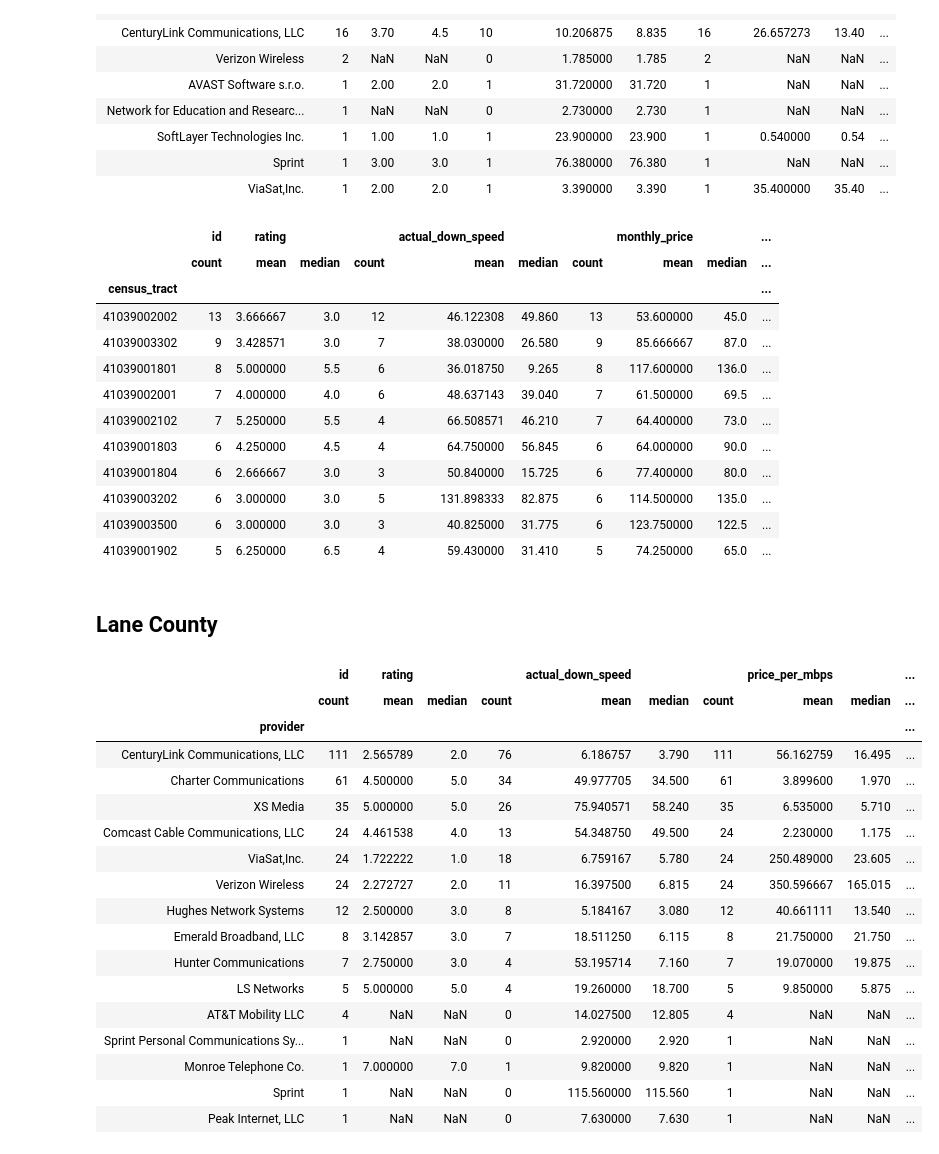
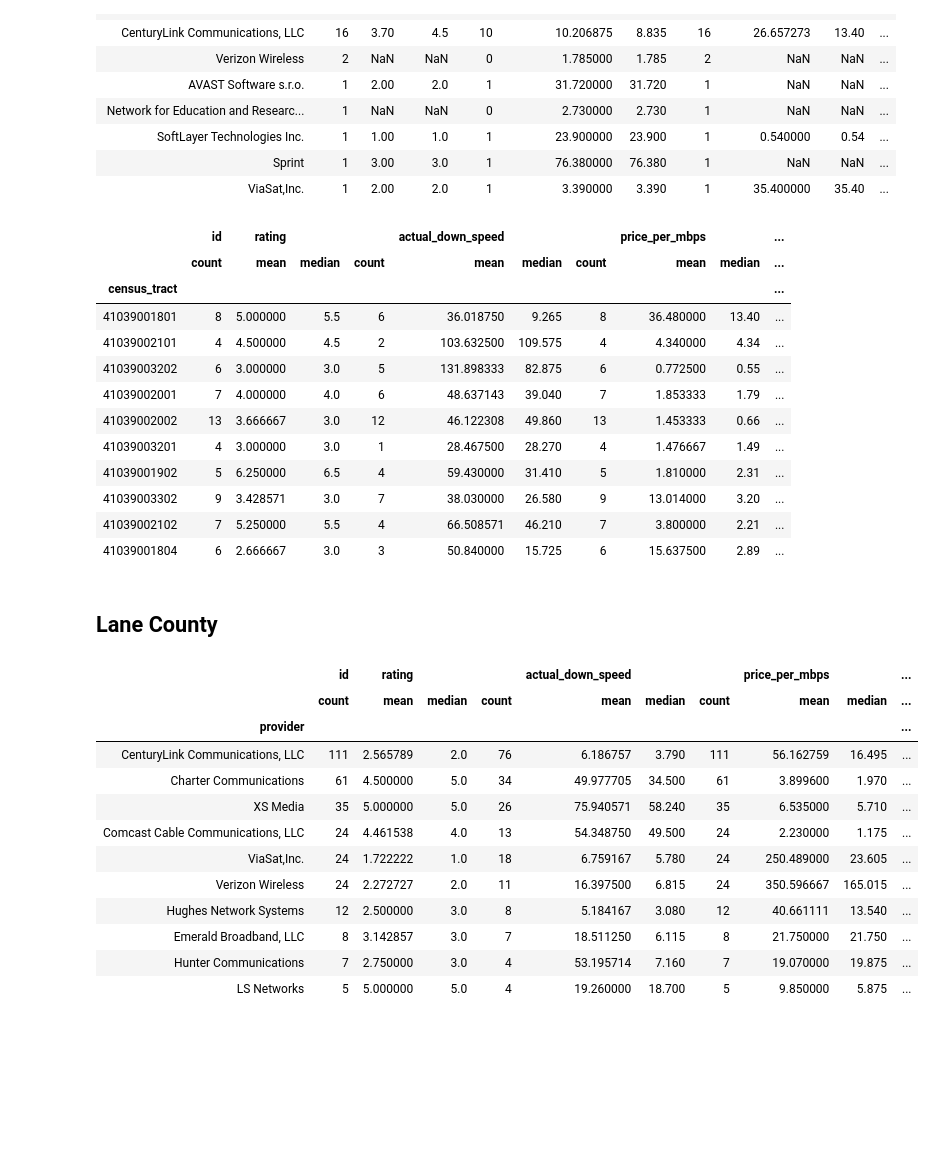
Before and after one commit to Hack4Eugene/SpeedUpAmerica, a Jupyter notebook: notebooks/Basic summary of Eugene Springfield and Lane County.ipynb, the cells around one changed output. Saved outputs shown, nothing was run; the diff lists cells and outputs as text; code cells hidden in the pictures; blank space fills up the shorter version.

```diff
--- a/notebooks/Basic summary of Eugene Springfield and Lane County.ipynb
+++ b/notebooks/Basic summary of Eugene Springfield and Lane County.ipynb
@@ -36,8 +36,8 @@ submissions = submissions[submissions['test_type'] != 'duplicate']
 submissions['census_tract'] = submissions['census_tract'].astype(np.int64)
 # %%
 # Create a DataFrame containing only Lane County submissions
-lane_submissions = submissions[submissions['county'] == 41039].copy()
-lane_submissions.describe()
+lane = submissions[submissions['county'] == 41039].copy()
+lane.describe()
 # %% [output]
 |  | zip_code | monthly_price | provider_down_speed | provider_price | actual_down_speed | price_per_mbps | ... |
 | count | 839.000000 | 490.000000 | 405.000000 | 380.000000 | 840.000000 | 380.000000 | ... |
@@ -86,25 +92,30 @@ springfield_tracts = [
     41039003400, # East of Mohawk
     41039003500 # Jasper Rd and Dorris Ranch
 ]
-downtown_tracts = [
-    41039003900
-]
 
 # Set 'lane county' on all rows
-lane_submissions['lane_region'] = 'lane county'
+lane['lane_region'] = 'lane county'
 
 # Set 'eugene' on rows with a Eugene Census Tract
-eugene = lane_submissions['census_tract'].isin(eugene_tracts)
-lane_submissions.loc[eugene, 'lane_region'] = 'eugene'
+eugene = lane['census_tract'].isin(eugene_tracts)
+lane.loc[eugene, 'lane_region'] = 'eugene'
 
 # Set 'springfield' on rows with a Eugene Census Tract
-springfield = lane_submissions['census_tract'].isin(springfield_tracts)
-lane_submissions.loc[springfield, 'lane_region'] = 'springfield'
+springfield = lane['census_tract'].isin(springfield_tracts)
+lane.loc[springfield, 'lane_region'] = 'springfield'
 
 ###############################################################
 # With additional list of Census Tract lists more cities
-# could be added. Pull Requests welcome!
+# could be added. Pull requests welcome!
 ###############################################################
+# %%
+aggs = {
+    "id": ["count"],
+    "rating":  ["mean", "median", "count"], # 1 to 7 scale
+    "actual_down_speed": ["mean", "median", "count"],
+    # actual_down_speed / monthly_price
+    "price_per_mbps": ["mean", "median", "count"]
+}
 # %%
 # Aggregate by `lane_region`, showing the mean, median, and count for
 # rating, actual download speed, montly price, and actual price
@@ -220,55 +183,40 @@ springfield.groupby('provider').agg({
 | SoftLayer Technologies Inc. | 1 | 1.00 | 1.0 | 1 | 23.900000 | 23.900 | 1 | 0.540000 | 0.54 | ... |
 | Sprint | 1 | 3.00 | 3.0 | 1 | 76.380000 | 76.380 | 1 | NaN | NaN | ... |
 | ViaSat,Inc. | 1 | 2.00 | 2.0 | 1 | 3.390000 | 3.390 | 1 | 35.400000 | 35.40 | ... |
-# %%
-springfield.groupby('census_tract').agg({
-    "id": ["count"],
-    "rating":  ["mean", "median", "count"],
-    "actual_down_speed": ["mean", "median", "count"],
-    "monthly_price": ["mean", "median", "count"],
-    "price_per_mbps": ["mean", "median", "count"]
-}).sort_values(('id', 'count'), ascending=False).head(10)
-# %% [output]
-|  | id | rating |  |  | actual_down_speed |  |  | monthly_price |  | ... |
-|  | count | mean | median | count | mean | median | count | mean | median | ... |
-| census_tract |  |  |  |  |  |  |  |  |  | ... |
-| 41039002002 | 13 | 3.666667 | 3.0 | 12 | 46.122308 | 49.860 | 13 | 53.600000 | 45.0 | ... |
-| 41039003302 | 9 | 3.428571 | 3.0 | 7 | 38.030000 | 26.580 | 9 | 85.666667 | 87.0 | ... |
-| 41039001801 | 8 | 5.000000 | 5.5 | 6 | 36.018750 | 9.265 | 8 | 117.600000 | 136.0 | ... |
-| 41039002001 | 7 | 4.000000 | 4.0 | 6 | 48.637143 | 39.040 | 7 | 61.500000 | 69.5 | ... |
-| 41039002102 | 7 | 5.250000 | 5.5 | 4 | 66.508571 | 46.210 | 7 | 64.400000 | 73.0 | ... |
-| 41039001803 | 6 | 4.250000 | 4.5 | 4 | 64.750000 | 56.845 | 6 | 64.000000 | 90.0 | ... |
-| 41039001804 | 6 | 2.666667 | 3.0 | 3 | 50.840000 | 15.725 | 6 | 77.400000 | 80.0 | ... |
-| 41039003202 | 6 | 3.000000 | 3.0 | 5 | 131.898333 | 82.875 | 6 | 114.500000 | 135.0 | ... |
-| 41039003500 | 6 | 3.000000 | 3.0 | 3 | 40.825000 | 31.775 | 6 | 123.750000 | 122.5 | ... |
-| 41039001902 | 5 | 6.250000 | 6.5 | 4 | 59.430000 | 31.410 | 5 | 74.250000 | 65.0 | ... |
+# %%
+springfield.groupby('census_tract').agg(aggs).sample(10)
+# %% [output]
+|  | id | rating |  |  | actual_down_speed |  |  | price_per_mbps |  | ... |
+|  | count | mean | median | count | mean | median | count | mean | median | ... |
+| census_tract |  |  |  |  |  |  |  |  |  | ... |
+| 41039001801 | 8 | 5.000000 | 5.5 | 6 | 36.018750 | 9.265 | 8 | 36.480000 | 13.40 | ... |
+| 41039002101 | 4 | 4.500000 | 4.5 | 2 | 103.632500 | 109.575 | 4 | 4.340000 | 4.34 | ... |
+| 41039003202 | 6 | 3.000000 | 3.0 | 5 | 131.898333 | 82.875 | 6 | 0.772500 | 0.55 | ... |
+| 41039002001 | 7 | 4.000000 | 4.0 | 6 | 48.637143 | 39.040 | 7 | 1.853333 | 1.79 | ... |
+| 41039002002 | 13 | 3.666667 | 3.0 | 12 | 46.122308 | 49.860 | 13 | 1.453333 | 0.66 | ... |
+| 41039003201 | 4 | 3.000000 | 3.0 | 1 | 28.467500 | 28.270 | 4 | 1.476667 | 1.49 | ... |
+| 41039001902 | 5 | 6.250000 | 6.5 | 4 | 59.430000 | 31.410 | 5 | 1.810000 | 2.31 | ... |
+| 41039003302 | 9 | 3.428571 | 3.0 | 7 | 38.030000 | 26.580 | 9 | 13.014000 | 3.20 | ... |
+| 41039002102 | 7 | 5.250000 | 5.5 | 4 | 66.508571 | 46.210 | 7 | 3.800000 | 2.21 | ... |
+| 41039001804 | 6 | 2.666667 | 3.0 | 3 | 50.840000 | 15.725 | 6 | 15.637500 | 2.89 | ... |
 # %% [markdown]
 ## Lane County
 # %%
-county = lane_submissions[lane_submissions['lane_region'] == 'lane county']
+county = lane[lane['lane_region'] == 'lane county']
 # %%
-county.groupby('provider').agg({
-    "id": ["count"],
-    "rating":  ["mean", "median", "count"],
-    "actual_down_speed": ["mean", "median", "count"],
-    "price_per_mbps": ["mean", "median", "count"]
-}).sort_values(('id', 'count'), ascending=False).head(15)
+agg = county.groupby('provider').agg(aggs)
+agg.sort_values(('id', 'count'), ascending=False).head(10)
 # %% [output]
 |  | id | rating |  |  | actual_down_speed |  |  | price_per_mbps |  | ... |
 |  | count | mean | median | count | mean | median | count | mean | median | ... |
 | provider |  |  |  |  |  |  |  |  |  | ... |
 | CenturyLink Communications, LLC | 111 | 2.565789 | 2.0 | 76 | 6.186757 | 3.790 | 111 | 56.162759 | 16.495 | ... |
 | Charter Communications | 61 | 4.500000 | 5.0 | 34 | 49.977705 | 34.500 | 61 | 3.899600 | 1.970 | ... |
 | XS Media | 35 | 5.000000 | 5.0 | 26 | 75.940571 | 58.240 | 35 | 6.535000 | 5.710 | ... |
 | Comcast Cable Communications, LLC | 24 | 4.461538 | 4.0 | 13 | 54.348750 | 49.500 | 24 | 2.230000 | 1.175 | ... |
 | ViaSat,Inc. | 24 | 1.722222 | 1.0 | 18 | 6.759167 | 5.780 | 24 | 250.489000 | 23.605 | ... |
 | Verizon Wireless | 24 | 2.272727 | 2.0 | 11 | 16.397500 | 6.815 | 24 | 350.596667 | 165.015 | ... |
 | Hughes Network Systems | 12 | 2.500000 | 3.0 | 8 | 5.184167 | 3.080 | 12 | 40.661111 | 13.540 | ... |
 | Emerald Broadband, LLC | 8 | 3.142857 | 3.0 | 7 | 18.511250 | 6.115 | 8 | 21.750000 | 21.750 | ... |
 | Hunter Communications | 7 | 2.750000 | 3.0 | 4 | 53.195714 | 7.160 | 7 | 19.070000 | 19.875 | ... |
 | LS Networks | 5 | 5.000000 | 5.0 | 4 | 19.260000 | 18.700 | 5 | 9.850000 | 5.875 | ... |
-| AT&T Mobility LLC | 4 | NaN | NaN | 0 | 14.027500 | 12.805 | 4 | NaN | NaN | ... |
-| Sprint Personal Communications Sy... | 1 | NaN | NaN | 0 | 2.920000 | 2.920 | 1 | NaN | NaN | ... |
-| Monroe Telephone Co. | 1 | 7.000000 | 7.0 | 1 | 9.820000 | 9.820 | 1 | NaN | NaN | ... |
-| Sprint | 1 | NaN | NaN | 0 | 115.560000 | 115.560 | 1 | NaN | NaN | ... |
-| Peak Internet, LLC | 1 | NaN | NaN | 0 | 7.630000 | 7.630 | 1 | NaN | NaN | ... |
```
Also changed, not shown: parts of 14 cells of this notebook, 3 other files.
